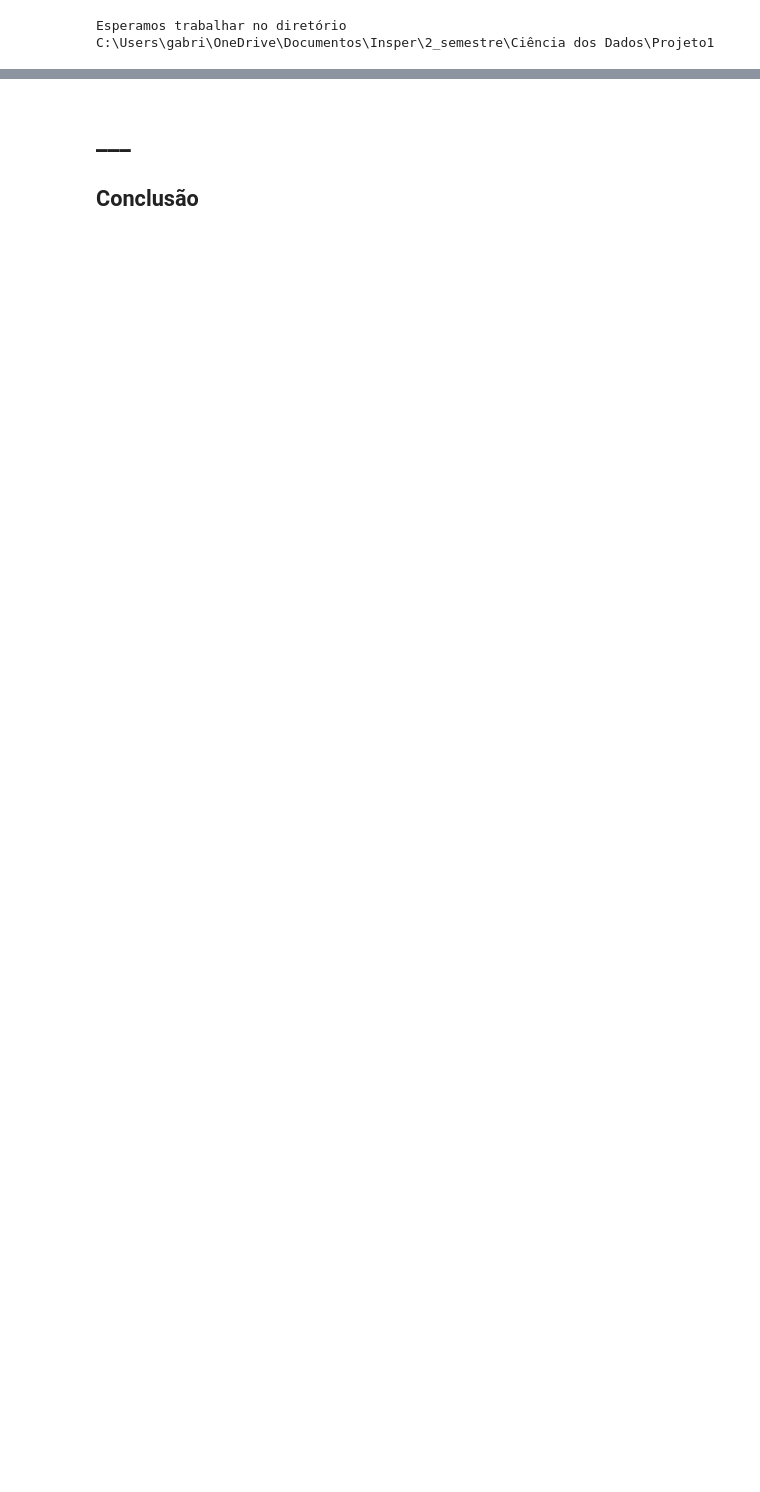
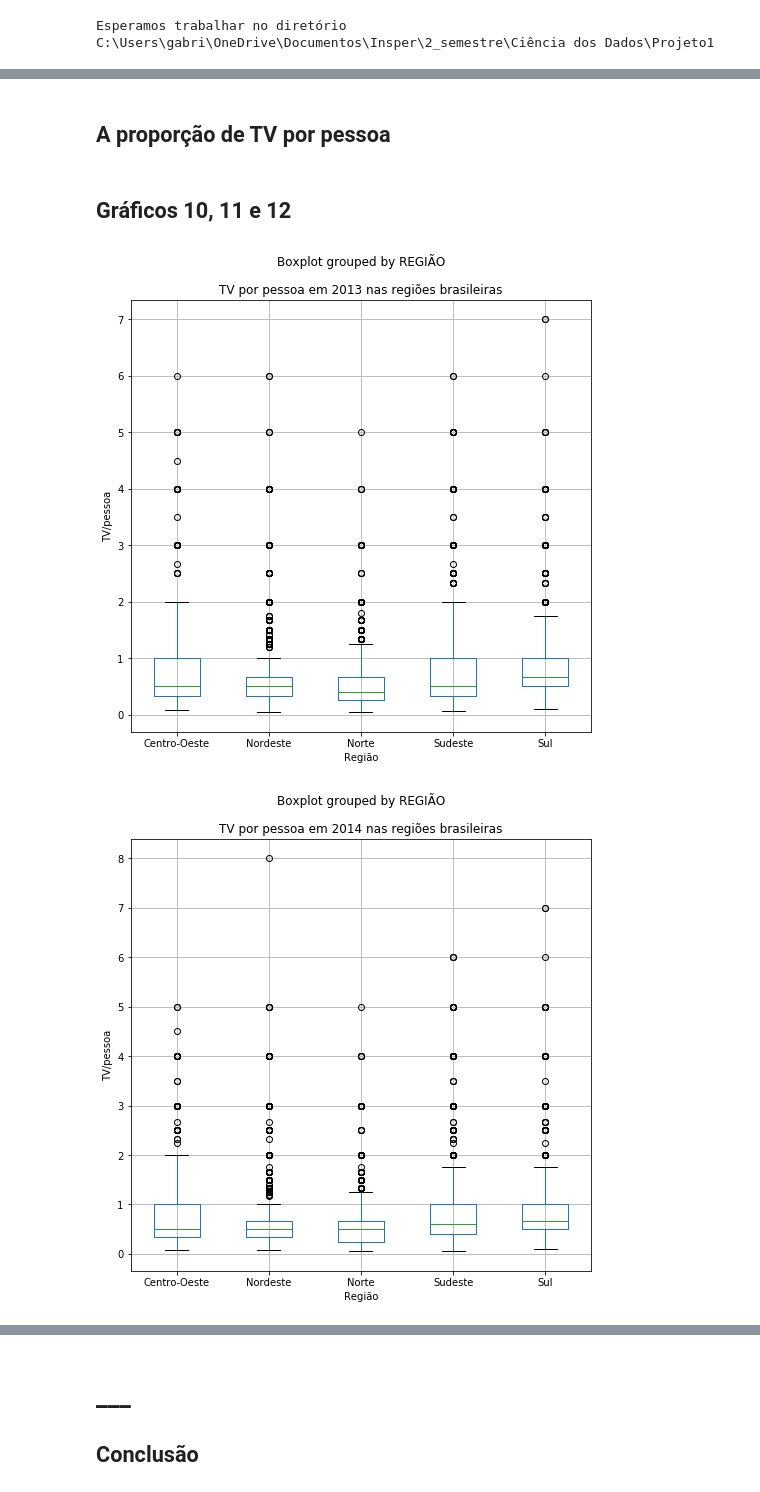
Before and after one commit to gabriellm1/Ci-nciaDosDados, a Jupyter notebook: Projeto1.ipynb, the cells around one changed output, grey strips where cells are left out. Cells and saved outputs as stored; diff of their text form; code cells hidden in the pictures; blank space fills up the shorter version.

```diff
--- a/Projeto1.ipynb
+++ b/Projeto1.ipynb
@@ -222,0 +350,33 @@ Covariancia = 0.11743450169014796
+# %% [markdown]
+## A proporção de TV por pessoa
+# %% [markdown]
+## Gráficos 10, 11 e 12
+# %%
+# Gráficos da quantidade de TV por morador , separado nas regiões
+
+# 2013
+
+plot =pnad2013.boxplot(column='TV por pessoa',by='REGIÃO', figsize=(8,8))
+plt.ylabel('TV/pessoa')
+plt.xlabel('Região')
+plt.title('TV por pessoa em 2013 nas regiões brasileiras')
+plt.show()
+
+# 2014
+
+plot =pnad2014.boxplot(column='TV por pessoa',by='REGIÃO', figsize=(8,8))
+plt.ylabel('TV/pessoa')
+plt.xlabel('Região')
+plt.title('TV por pessoa em 2014 nas regiões brasileiras')
+plt.show()
+
+# 2015
+
+plot =pnad2015.boxplot(column='TV por pessoa',by='REGIÃO', figsize=(8,8))
+plt.ylabel('TV/pessoa')
+plt.xlabel('Região')
+plt.title('TV por pessoa em 2015 nas regiões brasileiras')
+plt.show()
+# %% [output]
+[figure, added]
+[figure, added]
```
Also changed, not shown: parts of 27 cells of this notebook, 3 other files.
